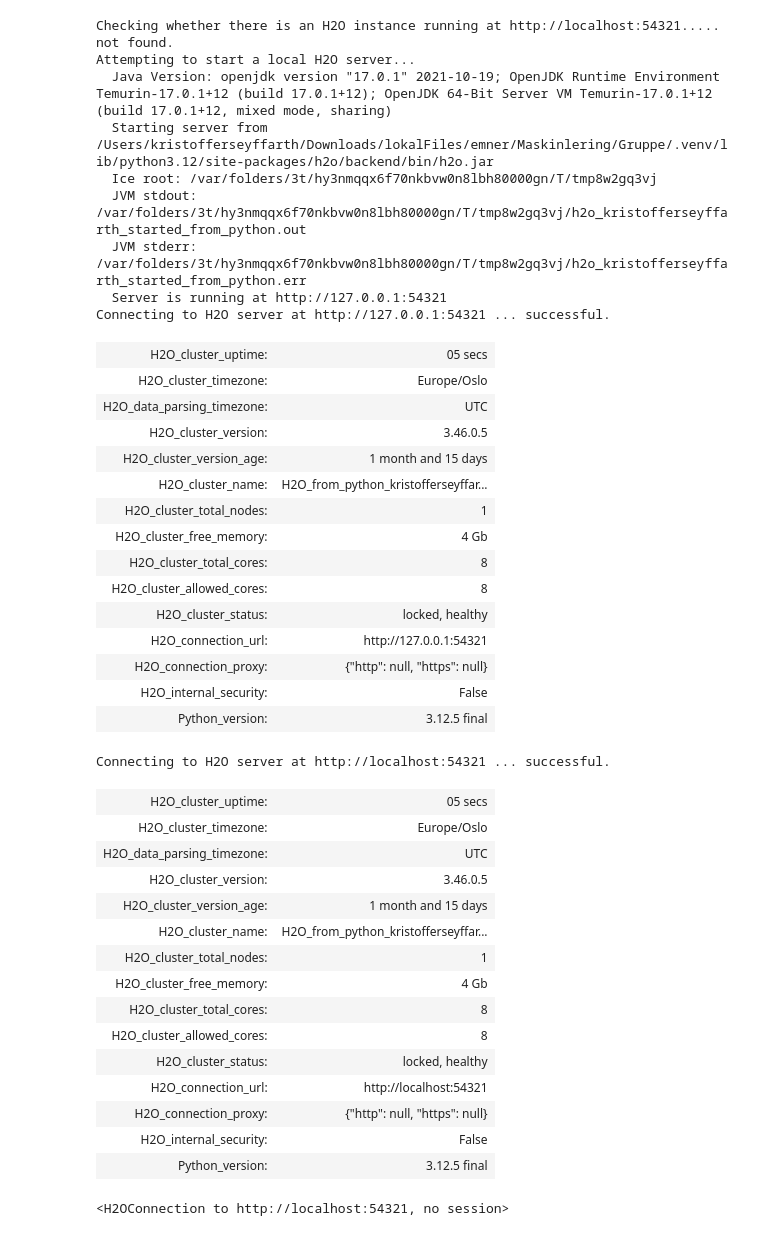
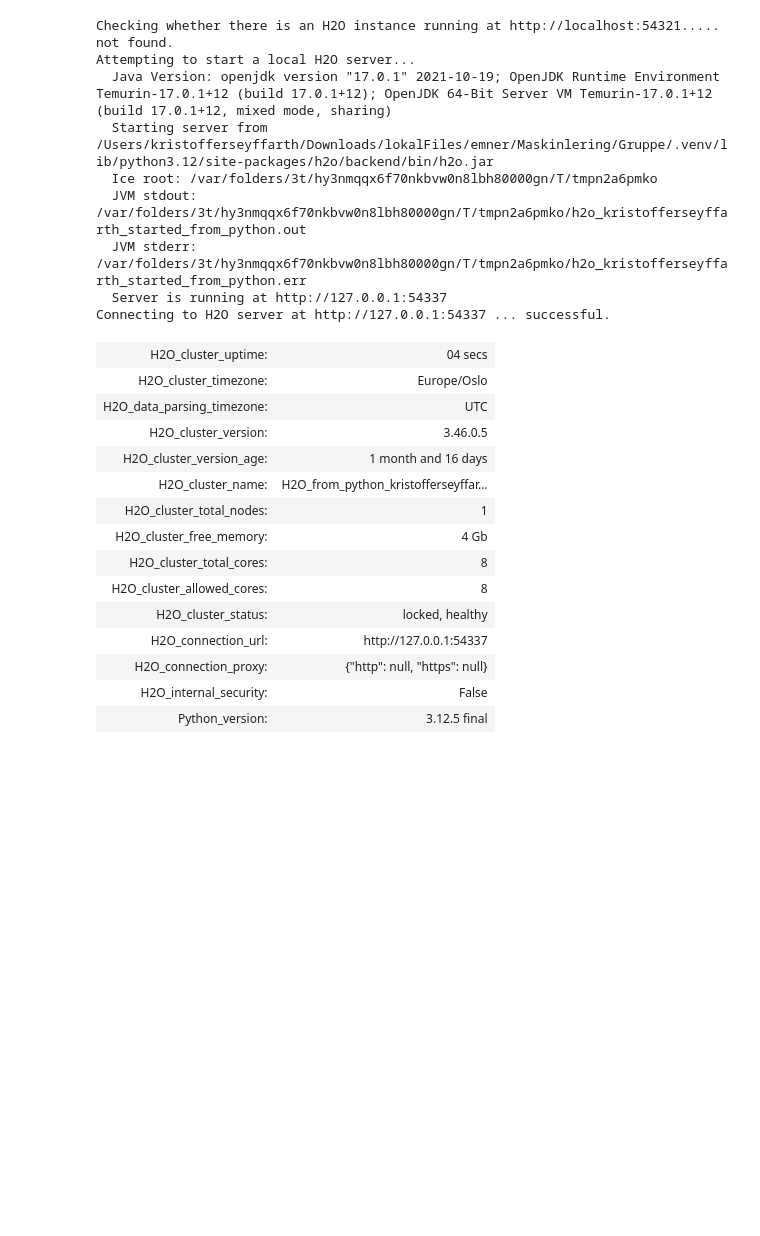
Before and after one commit to iverri/ML-Group-Project, a Jupyter notebook: src/pipeline_kris.ipynb, the cells around one changed output. Drawn from its saved outputs; the diff is of its cells as text; code cells hidden in the pictures; blank space fills up the shorter version.

```diff
--- a/src/pipeline_kris.ipynb
+++ b/src/pipeline_kris.ipynb
@@ -9,46 +12,28 @@ import pandas as pd
 # %%
-h2o.init(max_mem_size="4G")
-h2o.connect()
+h2o.init(max_mem_size="4g")
 # %% [output]
 Checking whether there is an H2O instance running at http://localhost:54321..... not found.
 Attempting to start a local H2O server...
   Java Version: openjdk version "17.0.1" 2021-10-19; OpenJDK Runtime Environment Temurin-17.0.1+12 (build 17.0.1+12); OpenJDK 64-Bit Server VM Temurin-17.0.1+12 (build 17.0.1+12, mixed mode, sharing)
   Starting server from /Users/kristofferseyffarth/Downloads/lokalFiles/emner/Maskinlering/Gruppe/.venv/lib/python3.12/site-packages/h2o/backend/bin/h2o.jar
-  Ice root: /var/folders/3t/hy3nmqqx6f70nkbvw0n8lbh80000gn/T/tmp8w2gq3vj
-  JVM stdout: /var/folders/3t/hy3nmqqx6f70nkbvw0n8lbh80000gn/T/tmp8w2gq3vj/h2o_kristofferseyffarth_started_from_python.out
-  JVM stderr: /var/folders/3t/hy3nmqqx6f70nkbvw0n8lbh80000gn/T/tmp8w2gq3vj/h2o_kristofferseyffarth_started_from_python.err
-  Server is running at http://127.0.0.1:54321
-Connecting to H2O server at http://127.0.0.1:54321 ... successful.
+  Ice root: /var/folders/3t/hy3nmqqx6f70nkbvw0n8lbh80000gn/T/tmpn2a6pmko
+  JVM stdout: /var/folders/3t/hy3nmqqx6f70nkbvw0n8lbh80000gn/T/tmpn2a6pmko/h2o_kristofferseyffarth_started_from_python.out
+  JVM stderr: /var/folders/3t/hy3nmqqx6f70nkbvw0n8lbh80000gn/T/tmpn2a6pmko/h2o_kristofferseyffarth_started_from_python.err
+  Server is running at http://127.0.0.1:54337
+Connecting to H2O server at http://127.0.0.1:54337 ... successful.
-| H2O_cluster_uptime: | 05 secs |
+| H2O_cluster_uptime: | 04 secs |
 | H2O_cluster_timezone: | Europe/Oslo |
 | H2O_data_parsing_timezone: | UTC |
 | H2O_cluster_version: | 3.46.0.5 |
-| H2O_cluster_version_age: | 1 month and 15 days |
+| H2O_cluster_version_age: | 1 month and 16 days |
 | H2O_cluster_name: | H2O_from_python_kristofferseyffar... |
 | H2O_cluster_total_nodes: | 1 |
 | H2O_cluster_free_memory: | 4 Gb |
 | H2O_cluster_total_cores: | 8 |
 | H2O_cluster_allowed_cores: | 8 |
 | H2O_cluster_status: | locked, healthy |
-| H2O_connection_url: | http://127.0.0.1:54321 |
+| H2O_connection_url: | http://127.0.0.1:54337 |
 | H2O_connection_proxy: | {"http": null, "https": null} |
 | H2O_internal_security: | False |
 | Python_version: | 3.12.5 final |
-Connecting to H2O server at http://localhost:54321 ... successful.
-| H2O_cluster_uptime: | 05 secs |
-| H2O_cluster_timezone: | Europe/Oslo |
-| H2O_data_parsing_timezone: | UTC |
-| H2O_cluster_version: | 3.46.0.5 |
-| H2O_cluster_version_age: | 1 month and 15 days |
-| H2O_cluster_name: | H2O_from_python_kristofferseyffar... |
-| H2O_cluster_total_nodes: | 1 |
-| H2O_cluster_free_memory: | 4 Gb |
-| H2O_cluster_total_cores: | 8 |
-| H2O_cluster_allowed_cores: | 8 |
-| H2O_cluster_status: | locked, healthy |
-| H2O_connection_url: | http://localhost:54321 |
-| H2O_connection_proxy: | {"http": null, "https": null} |
-| H2O_internal_security: | False |
-| Python_version: | 3.12.5 final |
-<H2OConnection to http://localhost:54321, no session>
 # %%
```
Also changed, not shown: parts of 35 cells of this notebook.
